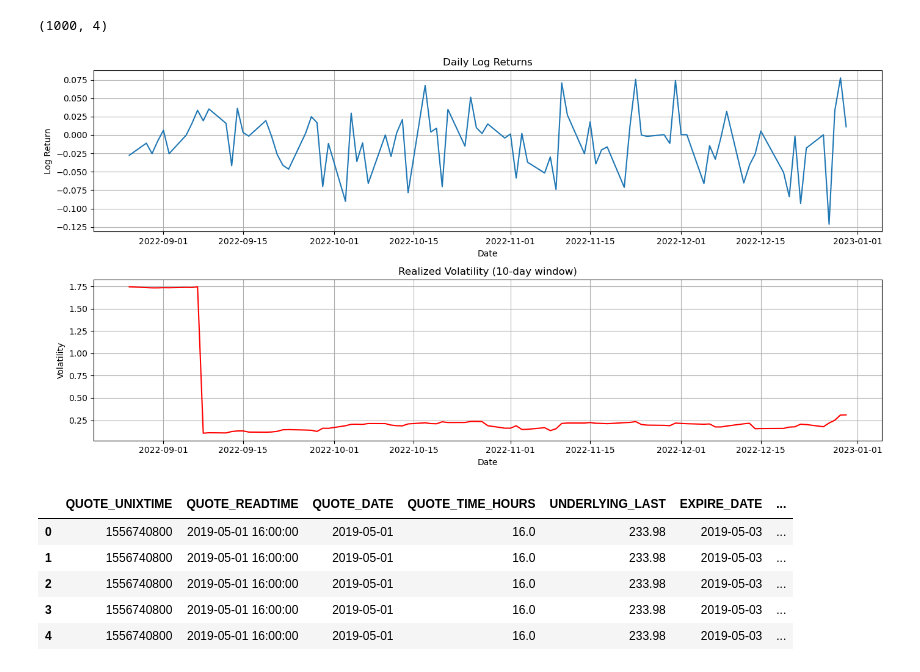
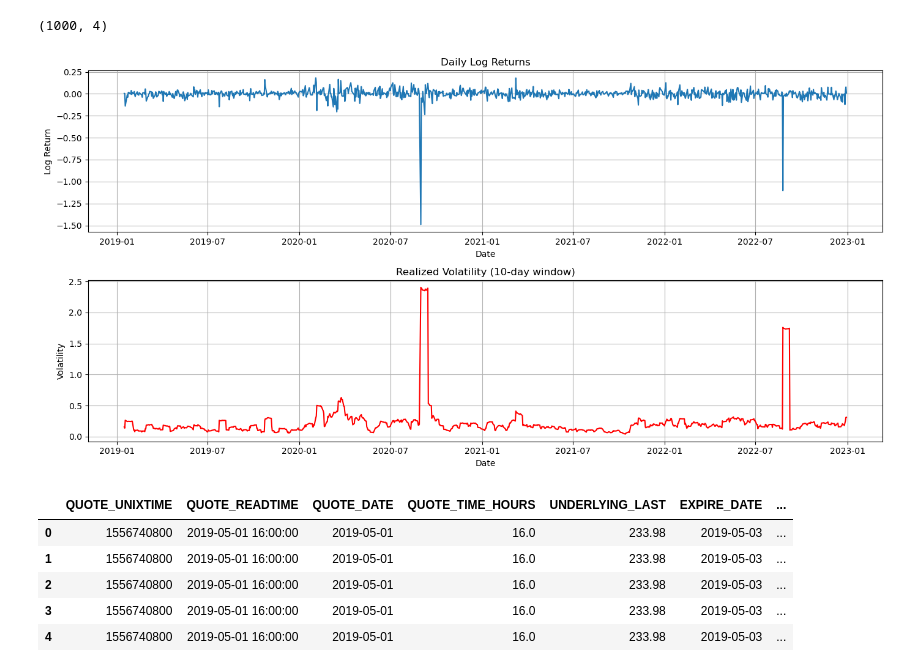
Before and after one commit to teetajp/TSLA-options, a Jupyter notebook: vol_forecast_LSTM.ipynb, the cells around one changed output. Saved outputs shown, nothing was run; the diff lists cells and outputs as text; code cells hidden in the pictures.

Commit message:
Fix volatility plot discrepancy

```diff
--- a/vol_forecast_LSTM.ipynb
+++ b/vol_forecast_LSTM.ipynb
@@ -116,30 +116,30 @@ underlying.shape
 # %% [output]
 (1000, 4)
 # %%
-last_n_days = 90
+last_n_days = 1000
 
 plt.figure(figsize=(14, 7))
 
 # Plotting Log Returns
 plt.subplot(2, 1, 1)
 plt.plot(underlying['QUOTE_DATE'][-last_n_days:], underlying['LOG_RETURNS'][-last_n_days:], label='Log Returns')
 plt.title('Daily Log Returns')
 plt.xlabel('Date')
 plt.ylabel('Log Return')
 plt.grid(True)
 
 # Plotting Realized Volatility
 plt.subplot(2, 1, 2)
 plt.plot(underlying['QUOTE_DATE'][-last_n_days:], underlying['REALIZED_VOL'][-last_n_days:], label='Realized Volatility', color='red')
 plt.title('Realized Volatility (10-day window)')
 plt.xlabel('Date')
 plt.ylabel('Volatility')
 plt.grid(True)
 
 plt.tight_layout()
 plt.show()
 # %% [output]
-[figure, old version]
+[figure, new version]
 # %%
 # Join the 'log_returns' and 'realized_vol' columns back with the full options dataframe
 data = pd.merge(data, underlying[['QUOTE_DATE', 'LOG_RETURNS', 'REALIZED_VOL']], on='QUOTE_DATE', how='left')
```
Also changed, not shown: parts of 17 cells of this notebook.
